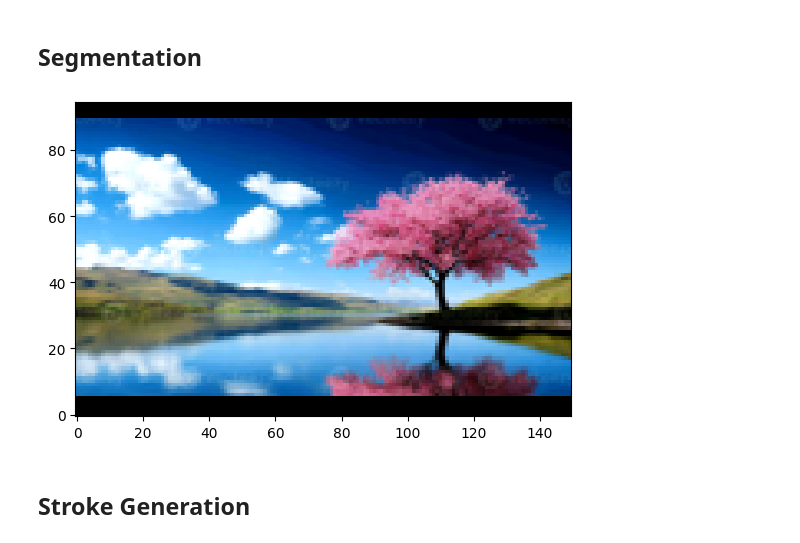
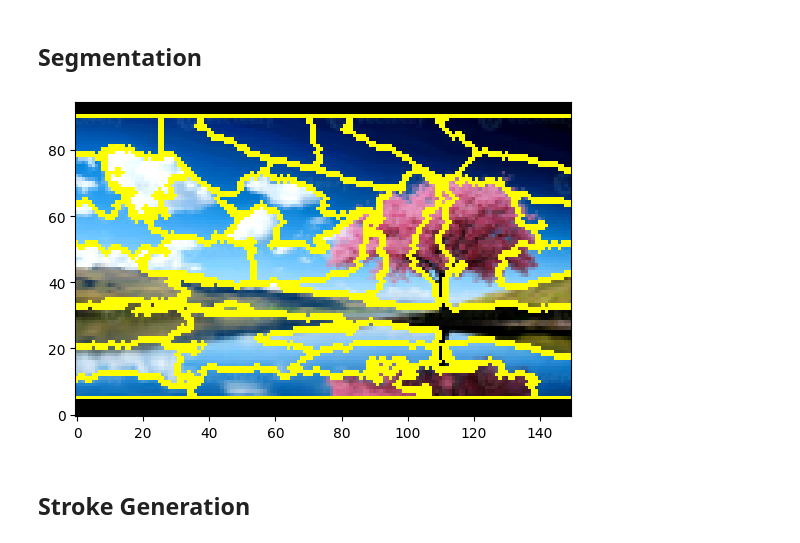
Before and after one commit to SimonMeersschaut/paint-bot, a Jupyter notebook: src/stroke_generation.ipynb, the cells around one changed output. Saved outputs shown, nothing was run; the diff lists cells and outputs as text; code cells hidden in the pictures.

```diff
--- a/src/stroke_generation.ipynb
+++ b/src/stroke_generation.ipynb
@@ -69,35 +69,34 @@ show_np_image(padding_mask, cmap="magma")
 # %%
 # 1. Run SLIC on the original image as you did
 segments = slic(
     np_original_image,
     n_segments=50,
     compactness=10
 )
 
 # 2. Cast to int32 so PIL can handle it, then resize using Nearest Neighbor
 segments_int32 = segments.astype(np.int32) # <--- Added this line
 segments_pil = Image.fromarray(segments_int32)
 
 resized_segments_pil = ImageOps.pad(
     segments_pil,
     CANVAS_SIZE,
     method=Image.Resampling.NEAREST,
     color=0
 )
 resized_segments = np.array(resized_segments_pil)
 
 
 # 3. Calculate centroids on the NEW resized segments
 for label in np.unique(resized_segments):
     # Mask out the background padding (label 0 might contain padding now)
     if label == 0:
         continue
     centroid = center_of_mass(resized_segments == label)
 
-# show_np_image(mark_boundaries(np_resized_image, resized_segments))
-show_np_image(np_resized_image)
+show_np_image(mark_boundaries(np_resized_image, resized_segments))
 # %% [output]
-[figure, old version]
+[figure, new version]
 # %% [markdown]
 ## Stroke Generation
 # %% [markdown]
```
Also changed, not shown: parts of 8 cells of this notebook, 4 other files.
